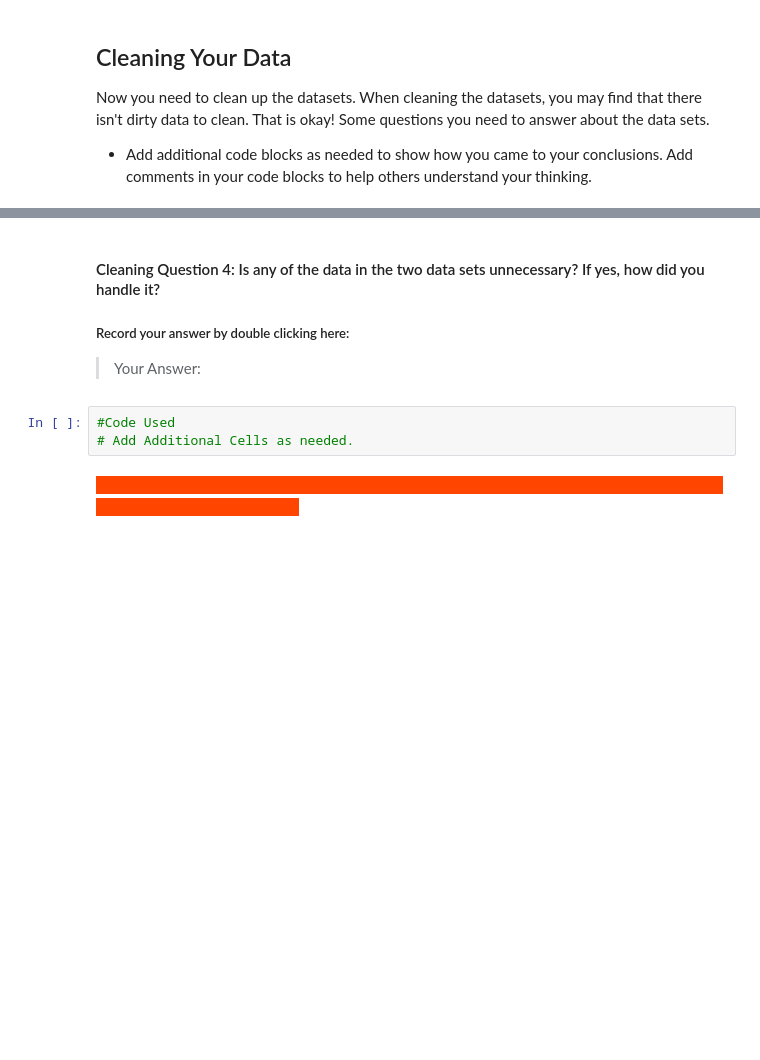
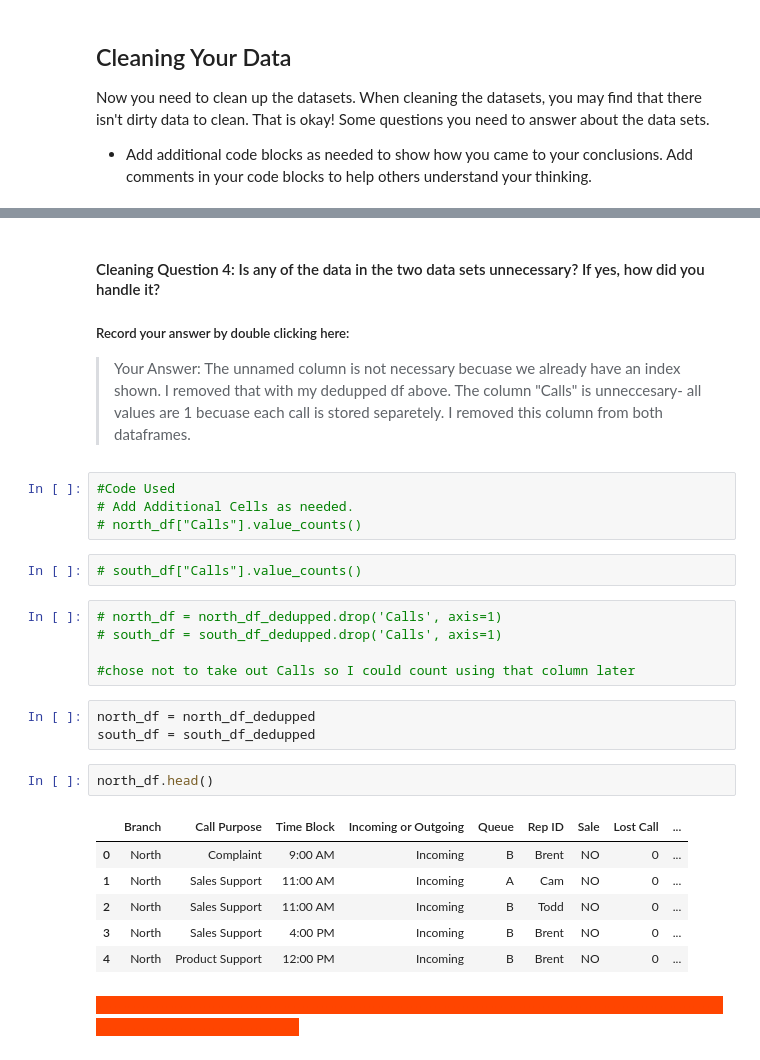
Before and after one commit to longse2/call-center-cleanup-assignment2, a Jupyter notebook: Call_Center_Cleanup.ipynb, the cells around one changed output, grey strips where cells are left out. Cells and saved outputs as stored; diff of their text form; blank space fills up the shorter version.

```diff
--- a/Call_Center_Cleanup.ipynb
+++ b/Call_Center_Cleanup.ipynb
@@ -232,9 +321,31 @@ Now you need to clean up the datasets. When cleaning the datasets, you may find
 #### Cleaning Question 4:  Is any of the data in the two data sets unnecessary? If yes, how did you handle it?
 ##### Record your answer by double clicking here:
 > Your Answer:
+The unnamed column is not necessary becuase we already have an index shown. I removed that with my dedupped df above.
+The column "Calls" is unneccesary- all values are 1 becuase each call is stored separetely. I removed this column from both dataframes.
 # %%
 #Code Used
 # Add Additional Cells as needed.
+# north_df["Calls"].value_counts()
+# %%
+# south_df["Calls"].value_counts()
+# %%
+# north_df = north_df_dedupped.drop('Calls', axis=1)
+# south_df = south_df_dedupped.drop('Calls', axis=1)
+
+#chose not to take out Calls so I could count using that column later
+# %%
+north_df = north_df_dedupped
+south_df = south_df_dedupped
+# %%
+north_df.head()
+# %% [output]
+|  | Branch | Call Purpose | Time Block | Incoming or Outgoing | Queue | Rep ID | Sale | Lost Call | ... |
+| 0 | North | Complaint | 9:00 AM | Incoming | B | Brent | NO | 0 | ... |
+| 1 | North | Sales Support | 11:00 AM | Incoming | A | Cam | NO | 0 | ... |
+| 2 | North | Sales Support | 11:00 AM | Incoming | B | Todd | NO | 0 | ... |
+| 3 | North | Sales Support | 4:00 PM | Incoming | B | Brent | NO | 0 | ... |
+| 4 | North | Product Support | 12:00 PM | Incoming | B | Brent | NO | 0 | ... |
 # %% [markdown]
 <span style="background-color:orangered; color:orangered;">- - - - - - - - - - - - - - - - - - - - - - - - - - - - - - - - - - - - - - - - - - - - - - - - - - - - - - - - - - - - - - - - - - - - - - - - - - - - - - - - - - - - - - - - -</span>
 # %% [markdown]
```
Also changed, not shown: parts of 46 cells of this notebook.
